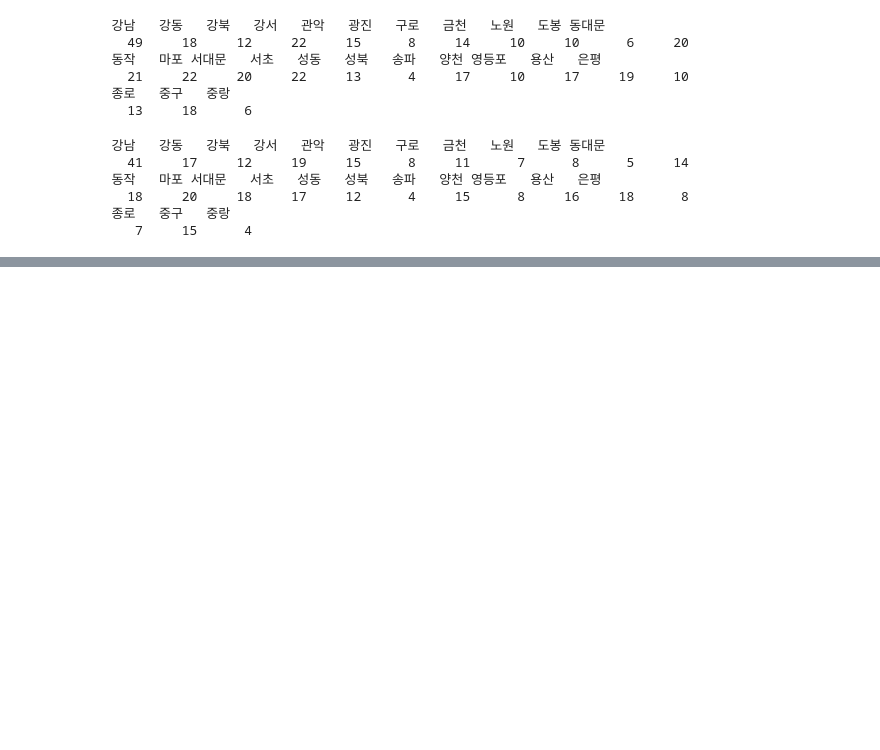
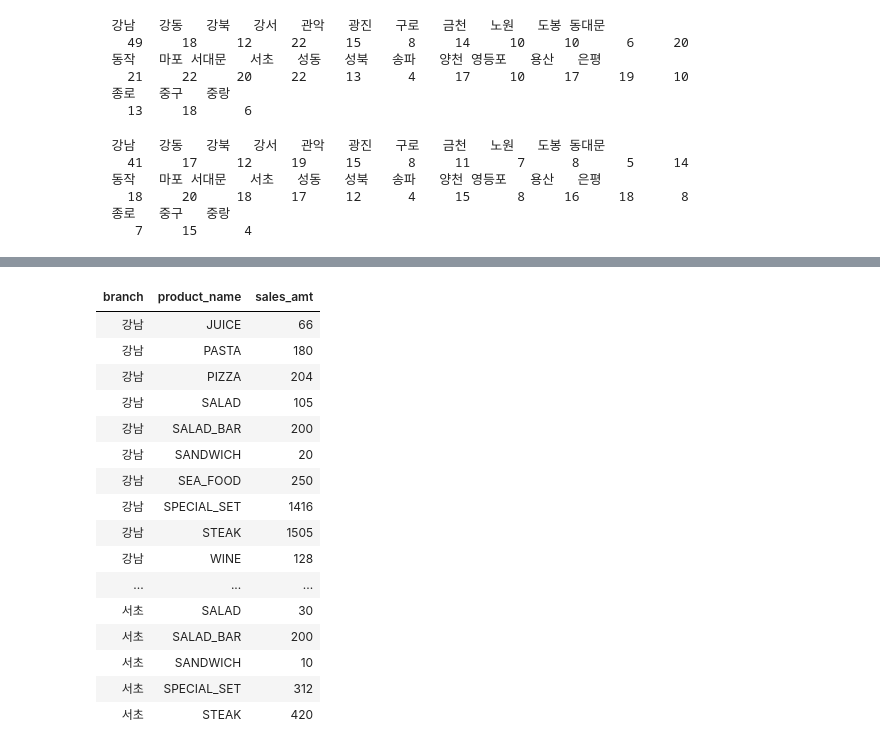
Before and after one commit to leee2682/R, a Jupyter notebook: 20210322.ipynb, the cells around one changed output, grey strips where cells are left out. Cells and saved outputs as stored; diff of their text form; code cells hidden in the pictures; blank space fills up the shorter version.

```diff
--- a/20210322.ipynb
+++ b/20210322.ipynb
@@ -116,7 +116,27 @@ head(df_f_join_2)
 # %%
 # 강남, 마포, 서초 지점만 선택
 
 df_branch_sales <- df_f_join_2 %>%
 filter(branch == "강남"|branch == "마포"|branch == "서초") %>%
-group_by(branch, product_name) %>%              # 부서 이름과 메뉴 이름을 ㅗ그룹화
+group_by(branch, product_name) %>%              # 부서 이름과 메뉴 이름으로 그룹화
 summarise(sales_amt = sum(sales) / 1000)        # 매출 합산
+
+df_branch_sales
+# %% [output]
+| branch | product_name | sales_amt |
+| 강남 | JUICE | 66 |
+| 강남 | PASTA | 180 |
+| 강남 | PIZZA | 204 |
+| 강남 | SALAD | 105 |
+| 강남 | SALAD_BAR | 200 |
+| 강남 | SANDWICH | 20 |
+| 강남 | SEA_FOOD | 250 |
+| 강남 | SPECIAL_SET | 1416 |
+| 강남 | STEAK | 1505 |
+| 강남 | WINE | 128 |
+| ... | ... | ... |
+| 서초 | SALAD | 30 |
+| 서초 | SALAD_BAR | 200 |
+| 서초 | SANDWICH | 10 |
+| 서초 | SPECIAL_SET | 312 |
+| 서초 | STEAK | 420 |
```
Also changed, not shown: 2 other files.
